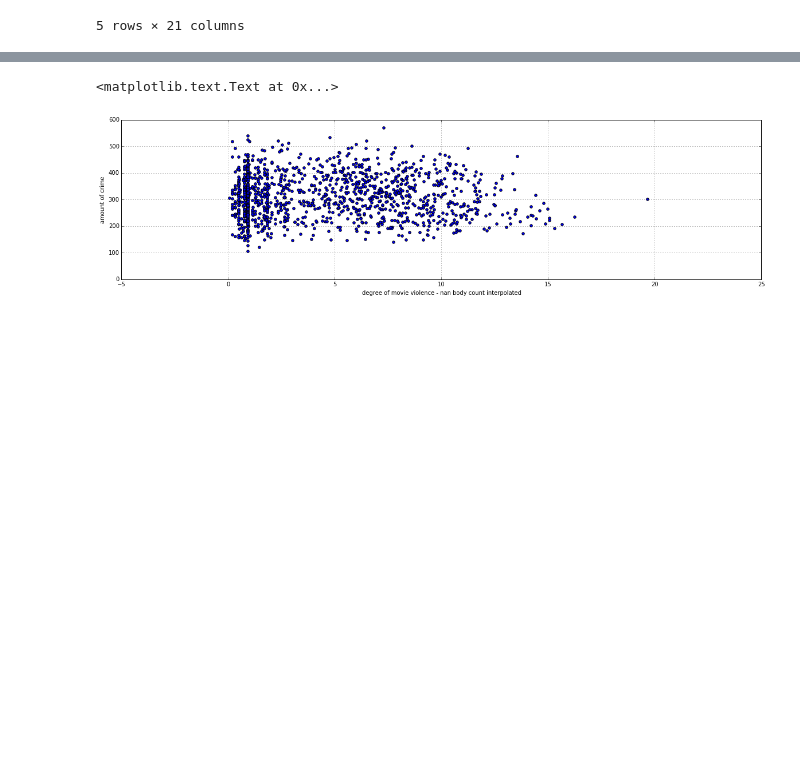
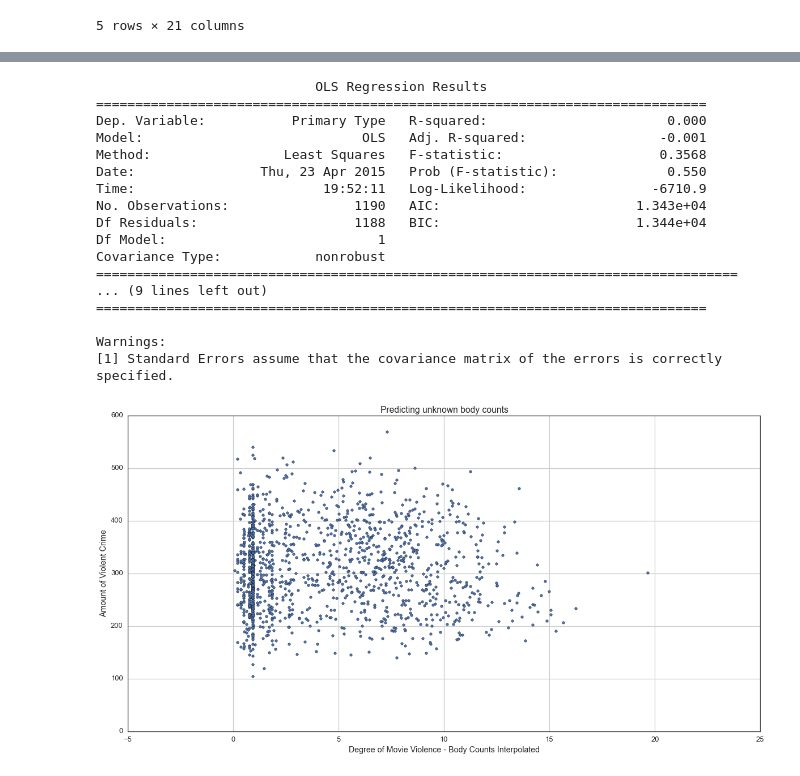
Before and after one commit to potatochip/movie_data_scraping, a Jupyter notebook: Violence_index_revised.ipynb, the cells around one changed output, grey strips where cells are left out. Cells and saved outputs as stored; diff of their text form; code cells hidden in the pictures; blank space fills up the shorter version.

```diff
--- a/Violence_index_revised.ipynb
+++ b/Violence_index_revised.ipynb
@@ -2,12 +2,13 @@
 import numpy as np
 import pandas as pd
 import matplotlib.pyplot as plt
-import statsmodels.formula.api as sm
-import statsmodels.api as other_sm
+import statsmodels.formula.api as smf
+import statsmodels.api as sm
 import json
 import csv
 from scipy.stats.stats import pearsonr
-
+import seaborn as sns
+sns.set(style="white", context="talk")
 %matplotlib inline
 # import mpld3
 # mpld3.enable_notebook()
@@ -249,17 +232,19 @@ total_index_graph.head()
 # %%
 test_theaters = None
 test_theaters = total_index_graph["opening theaters"].str.replace(",", "").convert_objects(convert_numeric=True)
-test_theaters = other_sm.add_constant(test_theaters)
+test_theaters = sm.add_constant(test_theaters)
 test_theaters["rating score"] = total_index_graph["rating score"]
 test_theaters["implied body count score"] = total_index_graph["implied body count score"]
 test_opening_gross = total_index_graph["opening gross"].str.replace("[,$]", "").convert_objects(convert_numeric=True)
 print test_theaters.head(2)
 
-results = other_sm.OLS(test_opening_gross,test_theaters, missing='drop').fit()
+results = sm.OLS(test_opening_gross,test_theaters, missing='drop').fit()
 
 results.summary()
-#plt.scatter(total_index_graph["body count score"], test_theaters)
+# plt.scatter(total_index_graph["body count score"], test_theaters)
 # total_index_graph.dtypes
+fig, ax = plt.subplots(figsize=(10,10))
+fig = sm.graphics.plot_fit(results, 0, ax=ax)
 # %% [output]
                                      const  opening theaters  rating score  \
 What's the Worst That Could Happen?      1              2675             3
@@ -430,16 +420,20 @@ pd.rolling_mean(v_crimes_per_day['2007':'2007'].div(75), window=20).plot(figsize
 # %%
 # five_day_graph_no_nan
 # %%
+
 final_annoying_data = pd.DataFrame(v_movies_per_day).join(v_crimes_per_day).dropna()
-ax = final_annoying_data.plot(y='Primary Type', x="implied violence index", kind = "scatter", figsize=(20,5))
-ax.set_ylabel("amount of crime")
-ax.set_xlabel("degree of movie violence - nan body count interpolated")
+ax = final_annoying_data.plot(y='Primary Type', x="implied violence index", kind = "scatter", figsize=(20,10),title="Predicting unknown body counts")
+ax.set_ylabel("Amount of Violent Crime")
+ax.set_xlabel("Degree of Movie Violence - Body Counts Interpolated")
+plt.savefig('interpolated')
+
 
 ## nan body counts removed instead of interpolated
 no_nan_final_annoying_data = pd.DataFrame(no_nan_graph).join(v_crimes_per_day).dropna()
-no_nan_ax = no_nan_final_annoying_data.plot(y='Primary Type', x="violence index", kind = "scatter", figsize=(20,5))
-no_nan_ax.set_ylabel("amount of crime")
-no_nan_ax.set_xlabel("degree of movie violence - nan body count removed")
+no_nan_ax = no_nan_final_annoying_data.plot(y='Primary Type', x="violence index", kind = "scatter", figsize=(15,10), title="Only measured body counts")
+no_nan_ax.set_ylabel("Amount of Violent Crime")
+no_nan_ax.set_xlabel("Degree of Movie Violence - Unknown Body Counts Removed")
+plt.savefig('uninterpolated')
 
 ## nan body counts converted to 1
 nan_1_final_annoying_data = pd.DataFrame(nan_1_graph).join(v_crimes_per_day).dropna()
@@ -452,42 +446,67 @@ mean_annoying_data = pd.DataFrame(mean_graph).join(v_crimes_per_day).dropna()
 mean_ax = mean_annoying_data.plot(y='Primary Type', x="implied violence index", kind = "scatter", figsize=(20,5))
 mean_ax.set_ylabel("amount of crime")
 mean_ax.set_xlabel("degree of movie violence - mean daily movie index instead of sum")
 
 ## each movies stands alone instead of sum of movie index per day
 stand_alone_annoying_data = pd.DataFrame(stand_alone_graph).join(v_crimes_per_day).dropna()
 stand_alone_ax = stand_alone_annoying_data.plot(y='Primary Type', x="implied violence index", kind = "scatter", figsize=(20,5))
 stand_alone_ax.set_ylabel("amount of crime")
 stand_alone_ax.set_xlabel("degree of movie violence - each movie stands alone instead of sum")
 
 ## each movie violence index extends out seven days with interpolation
 five_day_data = pd.DataFrame(five_day_graph_i).join(v_crimes_per_day).dropna()
-five_day_ax = five_day_data.plot(y='Primary Type', x="implied violence index", kind = "scatter", figsize=(20,5))
-five_day_ax.set_ylabel("amount of crime")
-five_day_ax.set_xlabel("degree of movie violence - each movie effect extends out 7 days w/ interpolation")
+five_day_ax = five_day_data.plot(y='Primary Type', x="implied violence index", kind = "scatter", figsize=(20,10), title="THE AMAZING LINE")
+five_day_ax.set_ylabel("Amount of Violent Crime")
+five_day_ax.set_xlabel("Degree of Movie Violence - Seven days out from opening date")
+plt.savefig('seven days out', bbox_inches ='tight')
 
 ## each movie violence index extends out seven days with nan values removed
 five_day_data_no_nan = pd.DataFrame(five_day_graph_no_nan).join(v_crimes_per_day).dropna()
-five_day_no_nan_ax = five_day_data_no_nan.plot(y='Primary Type', x="violence index", kind = "scatter", figsize=(20,5))
-five_day_no_nan_ax.set_ylabel("amount of crime")
-five_day_no_nan_ax.set_xlabel("degree of movie violence - each movie effect extends out 7 days w/out NaN")
+five_day_no_nan_ax = five_day_data_no_nan.plot(y='Primary Type', x="violence index", kind = "scatter", figsize=(20,10))
+five_day_no_nan_ax.set_ylabel("Amount of violent crime")
+five_day_no_nan_ax.set_xlabel("Degree of movie violence - Extended seven days with no interpolation")
+
+five_day_data_no_nan2 = five_day_data_no_nan
+five_day_data_no_nan2 = sm.add_constant(five_day_data_no_nan2)
+model = sm.OLS(five_day_data_no_nan2["Primary Type"], five_day_data_no_nan2[['const','violence index']], missing='drop')
+fitted = model.fit()
+print fitted.summary()
+plt.plot(five_day_data_no_nan2['violence index'], fitted.fittedvalues, 'r-')
+plt.savefig("no interpolation best fit")
 
 # ## each movie violence index extends out seven days with interpolation and reduces
 # seven_day_data = pd.DataFrame(seven_day_graph_i).join(v_crimes_per_day).dropna()
 # seven_day_ax = seven_day_data.plot(y='Primary Type', x="reducing implied violence index", kind = "scatter", figsize=(20,5))
 # seven_day_ax.set_ylabel("amount of crime")
 # seven_day_ax.set_xlabel("degree of movie violence - each movie effect extends out 7 days w/ interpolation and reducing")
 
 # ## each movie violence index extends out seven days with nan values removed and reduces
 # seven_day_data_no_nan = pd.DataFrame(seven_day_graph_no_nan).join(v_crimes_per_day).dropna()
 # seven_day_no_nan_ax = seven_day_data_no_nan.plot(y='Primary Type', x="reducing violence index", kind='scatter',figsize=(20,5))
 # seven_day_no_nan_ax.set_ylabel("amount of crime")
 # seven_day_no_nan_ax.set_xlabel("degree of movie violence - each movie effect extends out 7 days w/out NaN and reducing")
 
 ## three day extension
-three_day_data_no_nan = pd.DataFrame(three_day_graph_i).join(v_crimes_per_day).dropna()
-three_day_no_nan_ax = three_day_data_no_nan.plot(y='Primary Type', x="implied violence index", kind='scatter',figsize=(20,5))
-three_day_no_nan_ax.set_ylabel("amount of crime")
-three_day_no_nan_ax.set_xlabel("degree of movie violence - each movie effect extends out 3 days w/ interpolation")
+# three_day_data_no_nan = pd.DataFrame(three_day_graph_i).join(v_crimes_per_day).dropna()
+# three_day_no_nan_ax = three_day_data_no_nan.plot(y='Primary Type', x="implied violence index", kind='scatter',figsize=(20,5))
+# three_day_no_nan_ax.set_ylabel("amount of crime")
+# three_day_no_nan_ax.set_xlabel("degree of movie violence - each movie effect extends out 3 days w/ interpolation")
 # %% [output]
-<matplotlib.text.Text at 0x...>
+                            OLS Regression Results
+==============================================================================
+Dep. Variable:           Primary Type   R-squared:                       0.000
+Model:                            OLS   Adj. R-squared:                 -0.001
+Method:                 Least Squares   F-statistic:                    0.3568
+Date:                Thu, 23 Apr 2015   Prob (F-statistic):              0.550
+Time:                        19:52:11   Log-Likelihood:                -6710.9
+No. Observations:                1190   AIC:                         1.343e+04
+Df Residuals:                    1188   BIC:                         1.344e+04
+Df Model:                           1
+Covariance Type:            nonrobust
+==================================================================================
+... (9 lines left out)
+==============================================================================
+
+Warnings:
+[1] Standard Errors assume that the covariance matrix of the errors is correctly specified.
-[figure, old version]
+[figure, new version]
```
Also changed, not shown: parts of 41 cells of this notebook, 42 other files.
